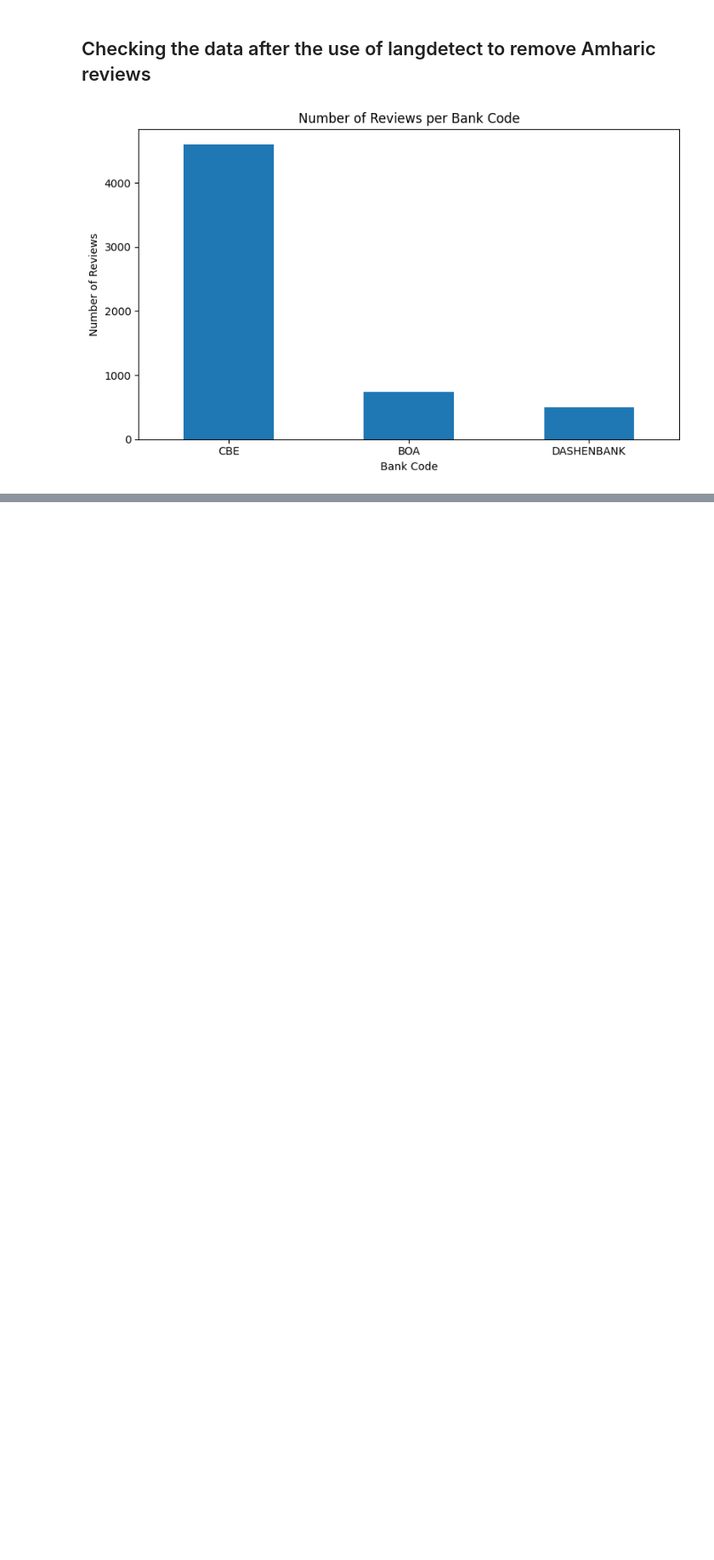
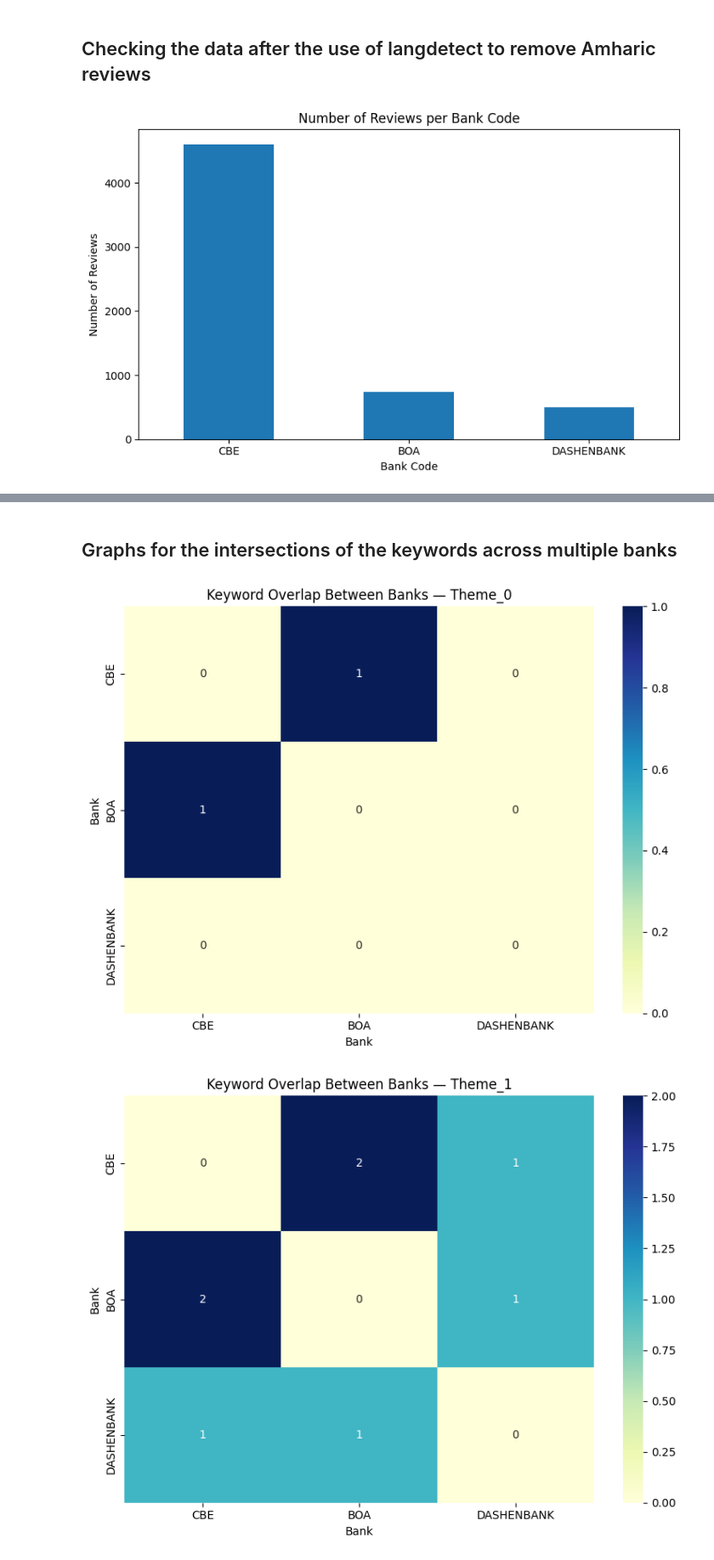
Before and after one commit to Abrhammmo/GooglePlay-scraping_week-2, a Jupyter notebook: Scripts/Scraping_and_sentiment.ipynb, the cells around one changed output, grey strips where cells are left out. Shown at 85% size. Drawn from its saved outputs; the diff is of its cells as text; code cells hidden in the pictures; blank space fills up the shorter version.

```diff
--- a/Scripts/Scraping_and_sentiment.ipynb
+++ b/Scripts/Scraping_and_sentiment.ipynb
@@ -387,0 +1008,63 @@ plt.show()
+# %% [markdown]
+## Graphs for the intersections of the keywords across multiple banks
+# %%
+# =========================================================
+# 1. IMPORTS
+# =========================================================
+import pandas as pd
+import numpy as np
+import matplotlib.pyplot as plt
+import seaborn as sns
+from itertools import combinations
+
+# =========================================================
+# 2. LOAD PREVIOUSLY GENERATED DATA
+# =========================================================
+df = pd.read_csv("../output/cleaned_reviews_with_themes.csv")
+# Assuming bank_theme_keywords dictionary is already generated from previous steps
+# If not, regenerate bank_theme_keywords using your TF-IDF + KMeans pipeline
+
+# =========================================================
+# 3. FUNCTION TO CALCULATE OVERLAPPING KEYWORDS BETWEEN BANKS
+# =========================================================
+def compute_theme_overlap(bank_theme_keywords):
+    """
+    Computes the number of shared keywords between each pair of banks for each theme.
+    Returns a dictionary of DataFrames per theme.
+    """
+    themes = sorted({theme for bank in bank_theme_keywords for theme in bank_theme_keywords[bank]})
+    banks = list(bank_theme_keywords.keys())
+
+    overlap_dict = {}
+
+    for theme in themes:
+        overlap_matrix = pd.DataFrame(0, index=banks, columns=banks)
+        for bank1, bank2 in combinations(banks, 2):
+            kws1 = set(bank_theme_keywords[bank1].get(theme, []))
+            kws2 = set(bank_theme_keywords[bank2].get(theme, []))
+            overlap_count = len(kws1 & kws2)
+            overlap_matrix.loc[bank1, bank2] = overlap_count
+            overlap_matrix.loc[bank2, bank1] = overlap_count
+        overlap_dict[theme] = overlap_matrix
+
+    return overlap_dict
+
+# =========================================================
+# 4. COMPUTE OVERLAPS
+# =========================================================
+overlap_dict = compute_theme_overlap(bank_theme_keywords)
+
+# =========================================================
+# 5. PLOT HEATMAPS
+# =========================================================
+for theme, matrix in overlap_dict.items():
+    plt.figure(figsize=(8,6))
+    sns.heatmap(matrix, annot=True, cmap="YlGnBu", fmt="d")
+    plt.title(f"Keyword Overlap Between Banks — {theme}")
+    plt.ylabel("Bank")
+    plt.xlabel("Bank")
+    plt.tight_layout()
+    plt.show()
+# %% [output]
+[figure, added]
+[figure, added]
```
Also changed, not shown: parts of 20 cells of this notebook.
